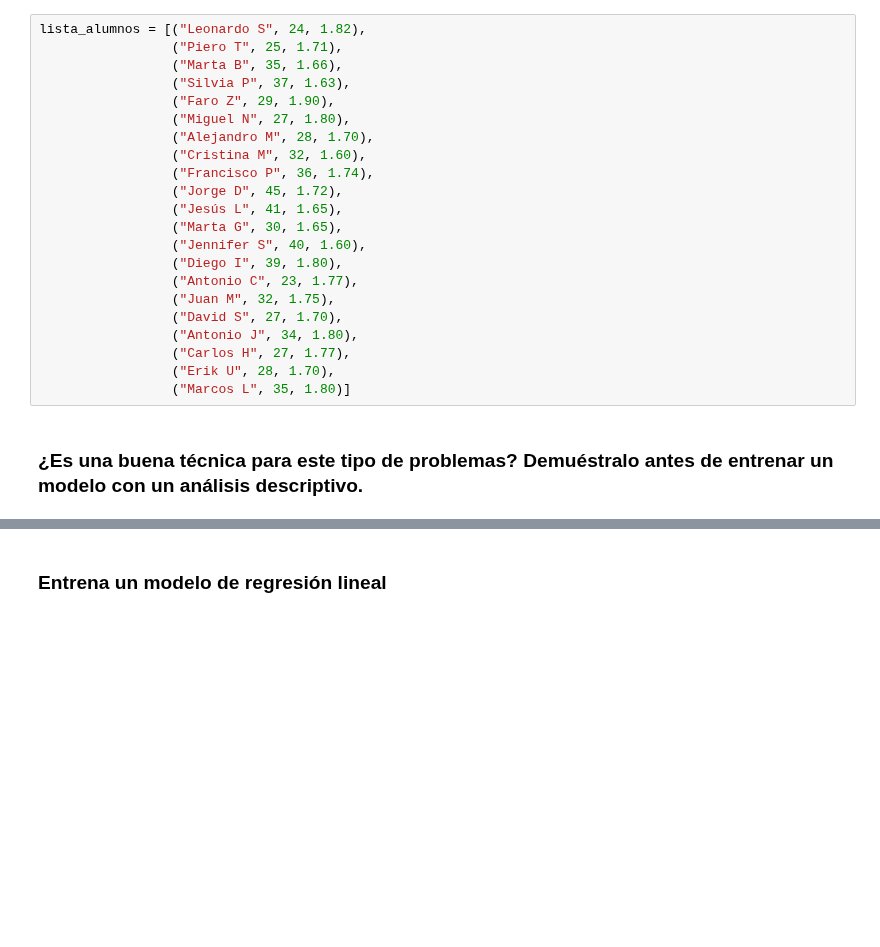
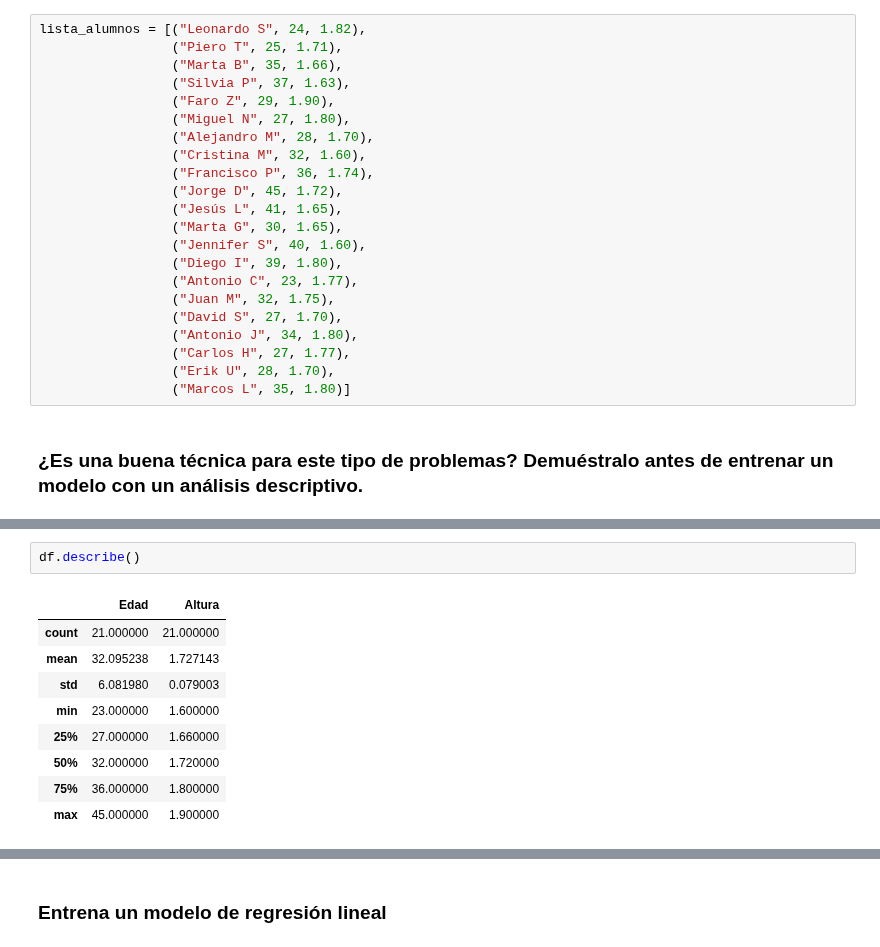
Before and after one commit to mrborjabarber/2509_dsft_thebridge_valencia, a Jupyter notebook: 3-Machine_Leaning/1-Supervisado/1-Regression/1-Linear_Regression/ejercicios/1 Height.ipynb, the cells around one changed output, grey strips where cells are left out. Cells and saved outputs as stored; diff of their text form; blank space fills up the shorter version.

```diff
--- a/3-Machine_Leaning/1-Supervisado/1-Regression/1-Linear_Regression/ejercicios/1 Height.ipynb
+++ b/3-Machine_Leaning/1-Supervisado/1-Regression/1-Linear_Regression/ejercicios/1 Height.ipynb
@@ -33,0 +49,12 @@ lista_alumnos = [("Leonardo S", 24, 1.82),
+# %%
+df.describe()
+# %% [output]
+|  | Edad | Altura |
+| count | 21.000000 | 21.000000 |
+| mean | 32.095238 | 1.727143 |
+| std | 6.081980 | 0.079003 |
+| min | 23.000000 | 1.600000 |
+| 25% | 27.000000 | 1.660000 |
+| 50% | 32.000000 | 1.720000 |
+| 75% | 36.000000 | 1.800000 |
+| max | 45.000000 | 1.900000 |
```
Also changed, not shown: parts of 20 cells of this notebook, 1 other file.
